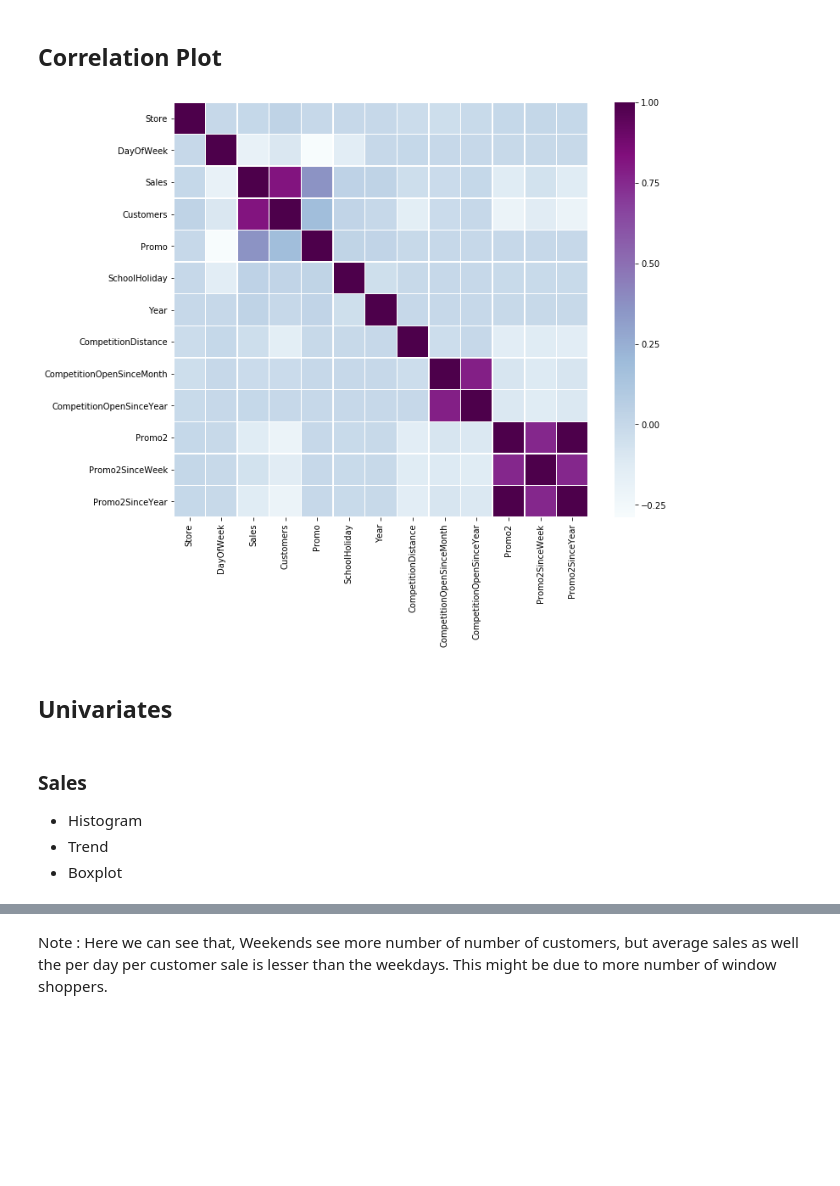
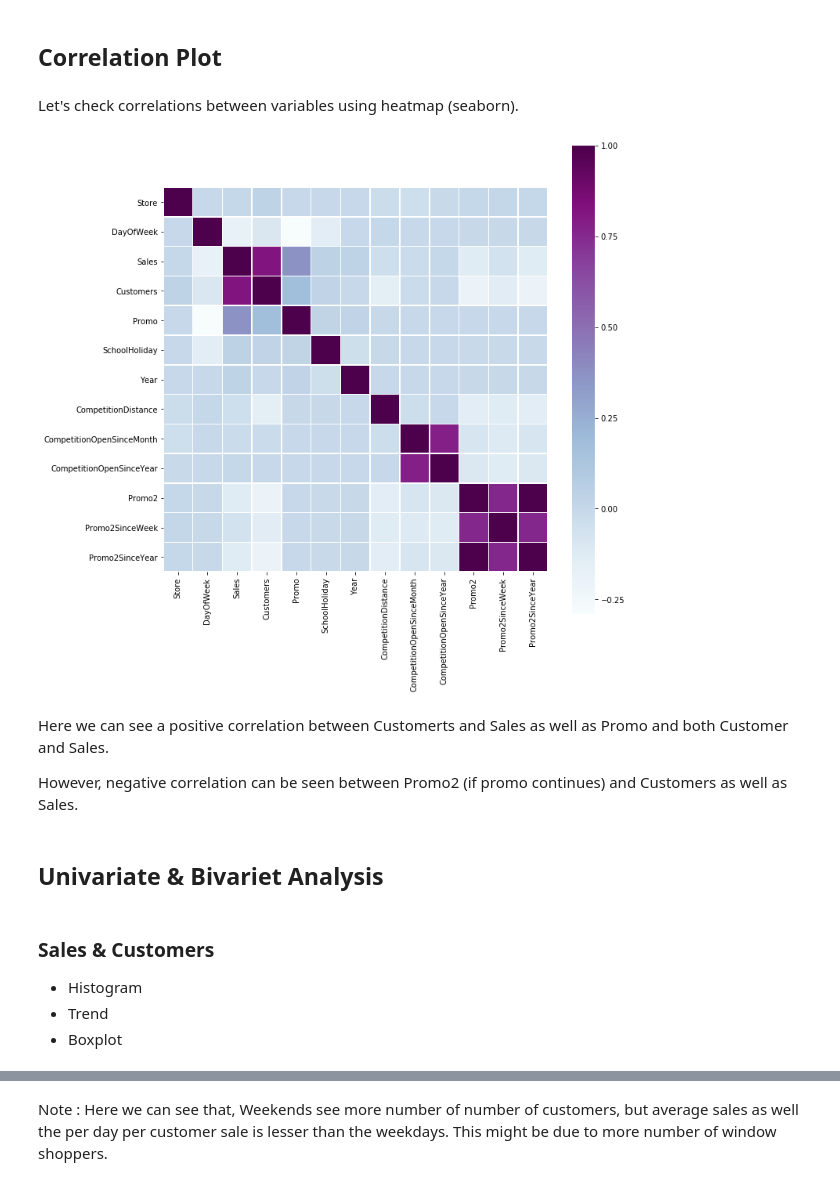
Before and after one commit to pranavrajwade/Introduction_to_EDA, a Jupyter notebook: Rossman_Sales_Intro_to_EDA.ipynb, the cells around one changed output, grey strips where cells are left out. Saved outputs shown, nothing was run; the diff lists cells and outputs as text; code cells hidden in the pictures; blank space fills up the shorter version.

```diff
--- a/Rossman_Sales_Intro_to_EDA.ipynb
+++ b/Rossman_Sales_Intro_to_EDA.ipynb
@@ -75,4 +48,6 @@ sample_submission.csv.zip  test.csv.zip
 # %% [markdown]
 ## Loading Data
 # %%
-store = pd.read_csv('/content/store.csv.zip', compression='zip', header=0, sep=',', quotechar='"')
+store = pd.read_csv('/content/store.csv', sep=',')
+test = pd.read_csv('/content/test.csv.zip', compression='zip', header=0, sep=',', quotechar='"')
+train = pd.read_csv('/content/train.csv.zip', compression='zip', header=0, sep=',', quotechar='"', low_memory=False)
@@ -287,8 +263,6 @@ However, in all other cases we will insert the median value of the respective co
 #fill na's in Competition distance with median values
 
 store["CompetitionDistance"] = store["CompetitionDistance"].fillna(store["CompetitionDistance"].median())
-# %%
-store["CompetitionDistance"] = store["CompetitionDistance"].fillna(store["CompetitionDistance"].median())
 # %%
 ## Blank entries from columns Promo2 (Store Data) & Promo2Since (Store Data)
 ## will be eliminated.
@@ -341,22 +321,29 @@ print('Master Table dimensions : {}'.format(master_table.shape))
 Master Table dimensions : (844338, 20)
 # %% [markdown]
 ## Correlation Plot
+# %% [markdown]
+Let's check correlations between variables using heatmap (seaborn).
 # %%
 corr_plot = master_table.drop('Open', axis = 1).corr()
 # %%
 # Set up the matplotlib figure
-f, ax = plt.subplots(figsize = (11, 9))
+f, ax = plt.subplots(figsize = (11, 11))
 
 # Draw the heatmap with the mask and correct aspect ratio
 sns.heatmap(corr_plot,
             square = True, linewidths = .5, ax = ax, cmap = "BuPu")
 plt.show()
 # %% [output]
-[figure, old version]
+[figure, new version]
-# %% [markdown]
-## Univariates
+# %% [markdown]
+Here we can see a positive correlation between Customerts and Sales as well as Promo and both Customer and Sales.
+
+
+However, negative correlation can be seen between Promo2 (if promo continues) and Customers as well as Sales.
+# %% [markdown]
+## Univariate & Bivariet Analysis
 # %% [markdown]
-### Sales
+### Sales & Customers
 - Histogram
 - Trend
 - Boxplot
```
Also changed, not shown: parts of 143 cells of this notebook.
